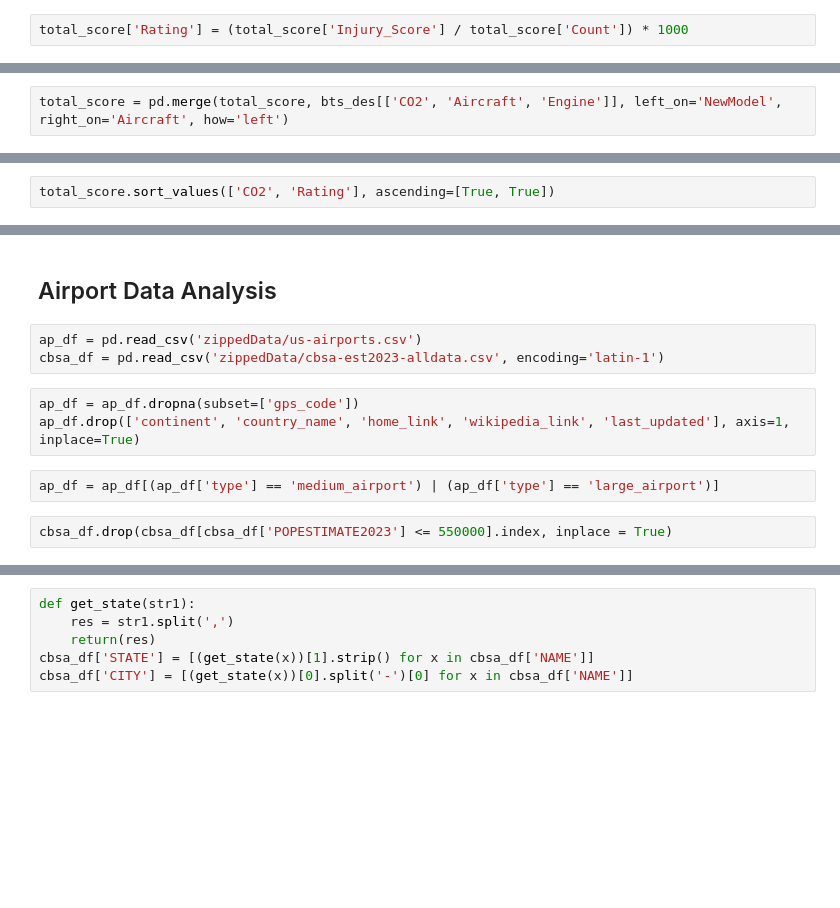
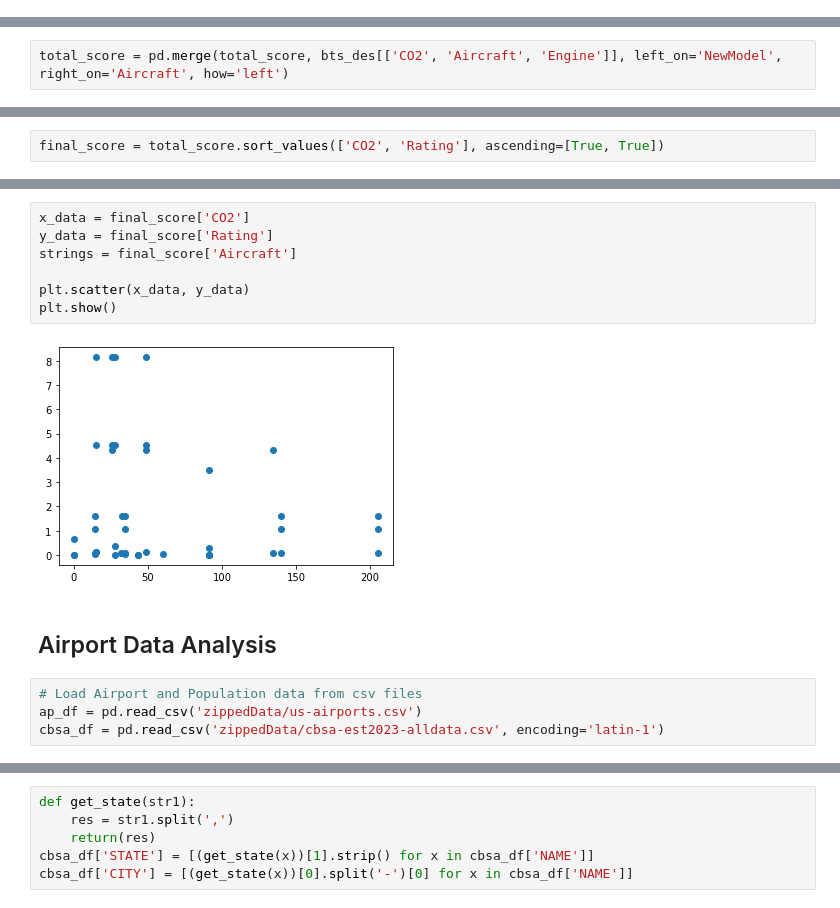
Before and after one commit to tstrain199/Aircraft_Safety_Analysis, a Jupyter notebook: Create-Data-Sets.ipynb, the cells around one changed output, grey strips where cells are left out. Cells and saved outputs as stored; diff of their text form; blank space fills up the shorter version.

Commit message:
Complete Flight Population data analysis

```diff
--- a/Create-Data-Sets.ipynb
+++ b/Create-Data-Sets.ipynb
@@ -335,5 +335,3 @@ crash_df['Injury_Score'] = crash_df['Injury_Score'] + (crash_df['Total.Minor.Inj
 total_score = crash_df.groupby('NewModel')['Injury_Score'].sum().to_frame()
 # %%
 total_score['Count'] = bts_df.groupby('Description').size()
-# %%
-total_score['Rating'] = (total_score['Injury_Score'] / total_score['Count']) * 1000
@@ -344,2 +354,2 @@ total_score.columns
 # %%
-total_score.sort_values(['CO2', 'Rating'], ascending=[True, True])
+final_score = total_score.sort_values(['CO2', 'Rating'], ascending=[True, True])
@@ -349,12 +376,15 @@ plt.show()
+# %%
+x_data = final_score['CO2']
+y_data = final_score['Rating']
+strings = final_score['Aircraft']
+
+plt.scatter(x_data, y_data)
+plt.show()
+# %% [output]
+[figure, added]
 # %% [markdown]
 ## Airport Data Analysis
 # %%
+# Load Airport and Population data from csv files
 ap_df = pd.read_csv('zippedData/us-airports.csv')
 cbsa_df = pd.read_csv('zippedData/cbsa-est2023-alldata.csv', encoding='latin-1')
-# %%
-ap_df = ap_df.dropna(subset=['gps_code'])
-ap_df.drop(['continent', 'country_name', 'home_link', 'wikipedia_link', 'last_updated'], axis=1, inplace=True)
-# %%
-ap_df = ap_df[(ap_df['type'] == 'medium_airport') | (ap_df['type'] == 'large_airport')]
-# %%
-cbsa_df.drop(cbsa_df[cbsa_df['POPESTIMATE2023'] <= 550000].index, inplace = True)
```
Also changed, not shown: parts of 25 cells of this notebook, 1 other file.
